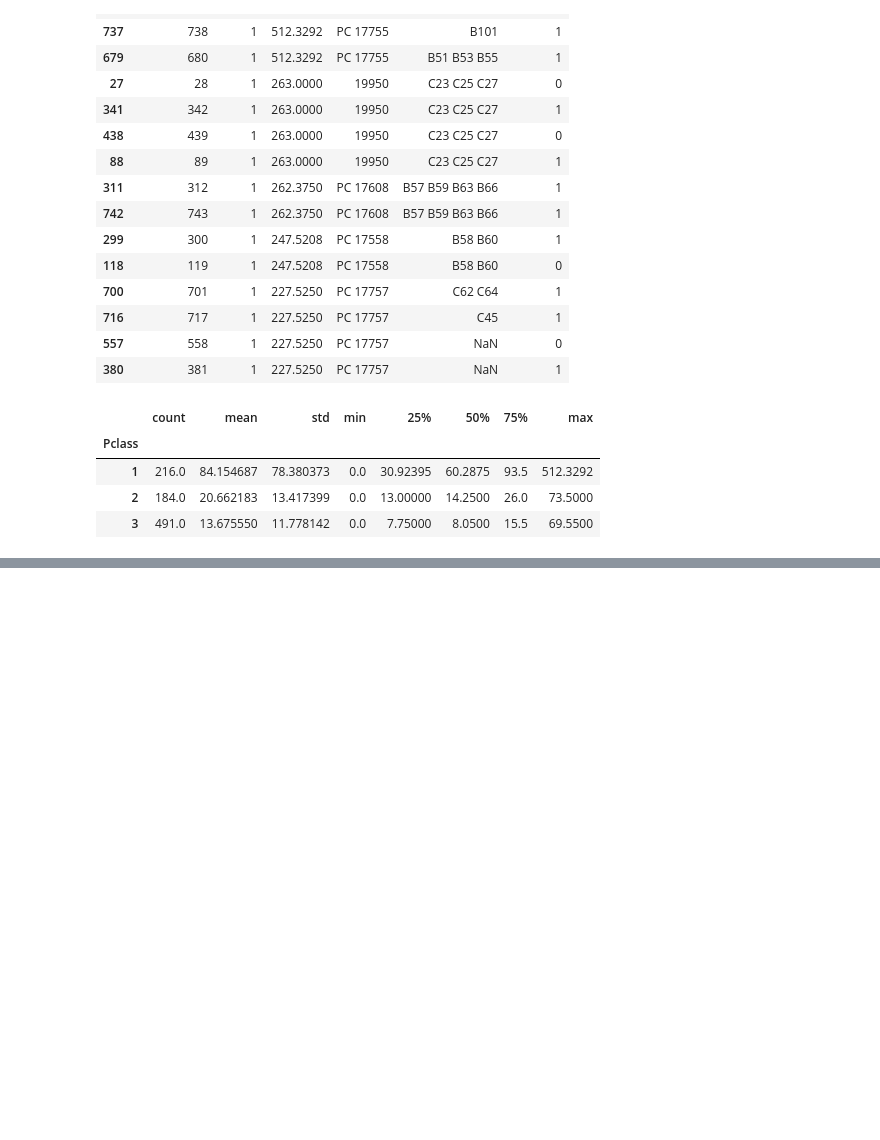
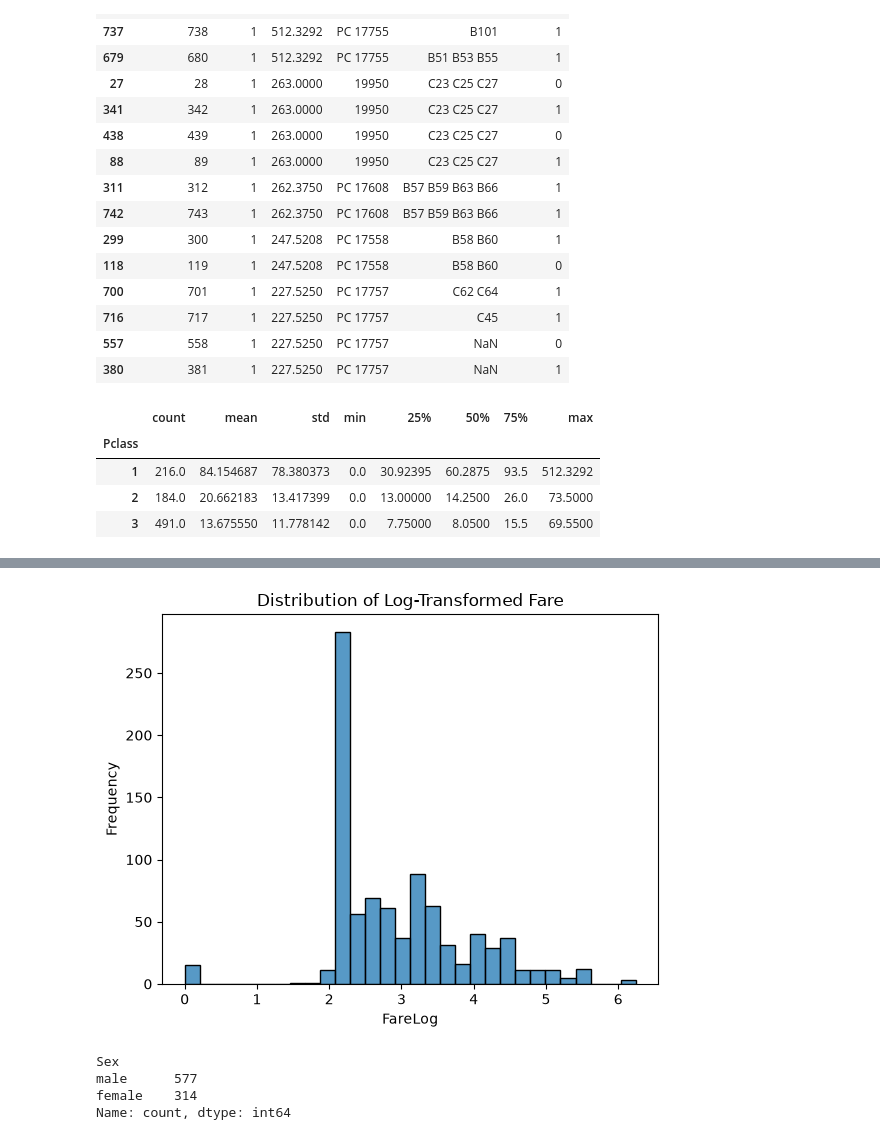
Before and after one commit to almamun252/ml-dl-learning, a Jupyter notebook: machine_learning/data_processing.ipynb, the cells around one changed output, grey strips where cells are left out. Drawn from its saved outputs; the diff is of its cells as text; code cells hidden in the pictures; blank space fills up the shorter version.

```diff
--- a/machine_learning/data_processing.ipynb
+++ b/machine_learning/data_processing.ipynb
@@ -579,0 +636,17 @@ processed_data.groupby('Pclass')['Fare'].describe()
+# %%
+sns.histplot(processed_data['FareLog'], bins=30)
+
+plt.title('Distribution of Log-Transformed Fare')
+plt.xlabel('FareLog')
+plt.ylabel('Frequency')
+
+plt.show()
+# %% [output]
+[figure, added]
+# %%
+processed_data['Sex'].value_counts()
+# %% [output]
+Sex
+male      577
+female    314
+Name: count, dtype: int64
```
Also changed, not shown: parts of 38 cells of this notebook.
